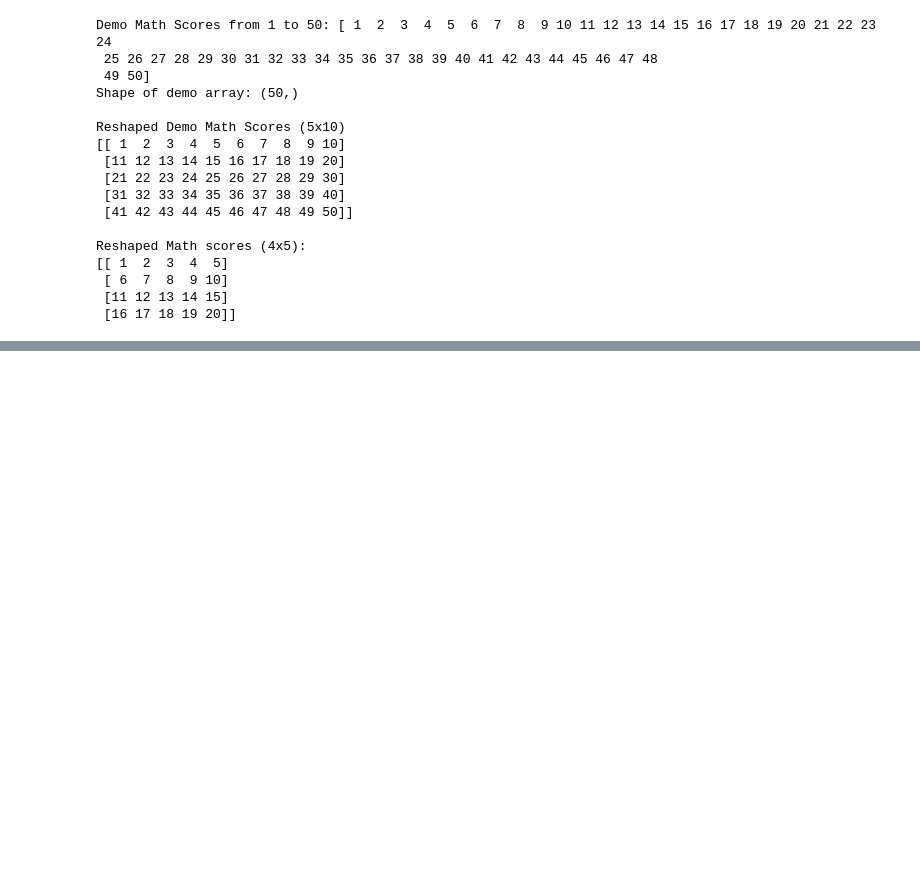
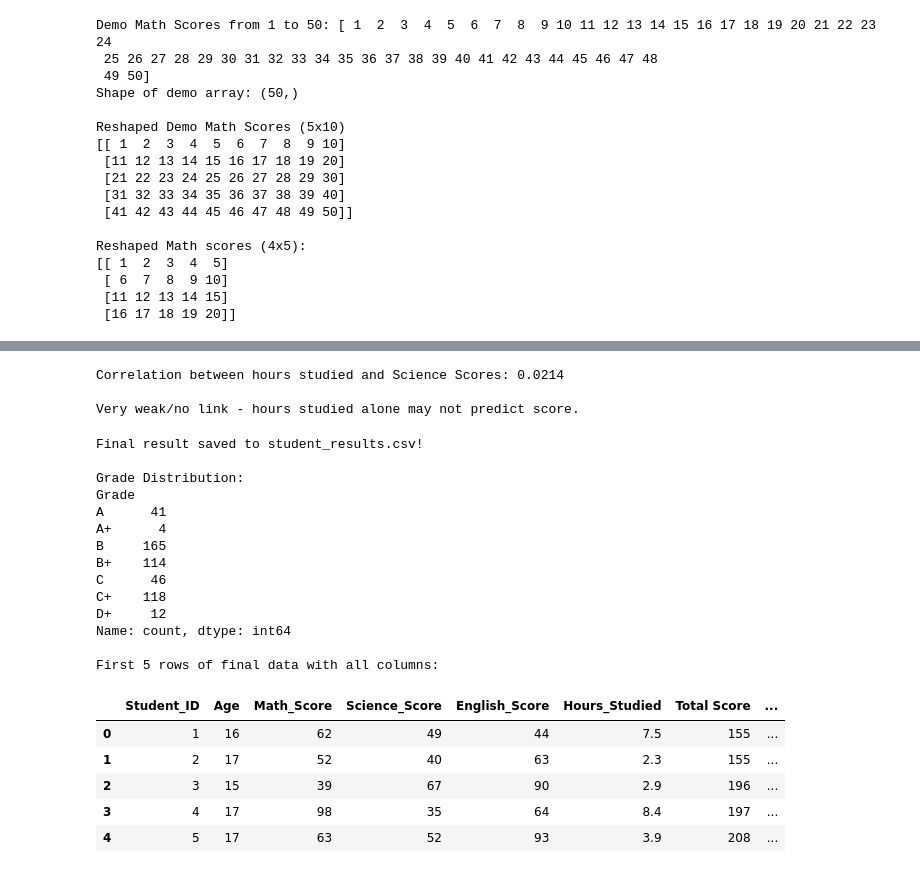
Before and after one commit to subashveda2-lgtm/Data-Science-and-analysis, a Jupyter notebook: numpy.ipynb, the cells around one changed output, grey strips where cells are left out. Drawn from its saved outputs; the diff is of its cells as text; code cells hidden in the pictures; blank space fills up the shorter version.

```diff
--- a/numpy.ipynb
+++ b/numpy.ipynb
@@ -477,0 +620,78 @@ Reshaped Math scores (4x5):
+# %%
+corr_matrix = np.corrcoef(hours, Science)
+correlation = corr_matrix[0, 1]
+print(f"Correlation between hours studied and Science Scores: {correlation:.4f}")
+print()
+
+if correlation > 0.5:
+    print("Strong positive link- Studying more = better !")
+elif correlation > 0.2:
+    print("Weak positive link - slight trend, but not strong.")
+else:
+    print("Very weak/no link - hours studied alone may not predict score.")
+# %% [output]
+Correlation between hours studied and Science Scores: 0.0214
+
+Very weak/no link - hours studied alone may not predict score.
+# %%
+df["Total Score"] = total_score
+df["Average Score"] = np.round(student_avg, 2)
+df["Rank"] = ranks = np.argsort(np.argsort(-student_avg)) + 1
+df["GPA"] = np.round(student_avg / 90 * 4,1)
+df["Result"] = np.where(student_avg >= 50, "Pass", "Fail")
+
+# Assign letter grades
+def assign_grade(avg):
+    if avg >= 90: return "A+"
+    elif avg >= 80: return "A"
+    elif avg >= 70: return "B+"
+    elif avg >= 60: return "B"
+    elif avg >= 50: return "C+"
+    elif avg >= 40: return "C"
+    elif avg >= 30: return "D+"
+    elif avg >= 20: return "D"
+    else: return "F"
+
+df["Grade"] = [assign_grade(a) for a in student_avg]
+
+def assign_division(avg):
+    if avg >= 80: return "Distinction"
+    elif avg >= 60: return "First Division"
+    elif avg >= 50: return "Second Division"
+    elif avg >=40: return "Third Division"
+    else: return "Fail"
+
+df["Division"] = [assign_division(a) for a in student_avg]
+
+# Save to a new CSV
+df.to_csv("student_results.csv", index=False)
+
+print("Final result saved to student_results.csv!")
+print()
+print("Grade Distribution:")
+print(df["Grade"].value_counts().sort_index())
+print()
+
+print("First 5 rows of final data with all columns:")
+df.head()
+# %% [output]
+Final result saved to student_results.csv!
+
+Grade Distribution:
+Grade
+A      41
+A+      4
+B     165
+B+    114
+C      46
+C+    118
+D+     12
+Name: count, dtype: int64
+
+First 5 rows of final data with all columns:
+|  | Student_ID | Age | Math_Score | Science_Score | English_Score | Hours_Studied | Total Score | ... |
+| 0 | 1 | 16 | 62 | 49 | 44 | 7.5 | 155 | ... |
+| 1 | 2 | 17 | 52 | 40 | 63 | 2.3 | 155 | ... |
+| 2 | 3 | 15 | 39 | 67 | 90 | 2.9 | 196 | ... |
+| 3 | 4 | 17 | 98 | 35 | 64 | 8.4 | 197 | ... |
+| 4 | 5 | 17 | 63 | 52 | 93 | 3.9 | 208 | ... |
```
Also changed, not shown: parts of 7 cells of this notebook, 4 other files.
